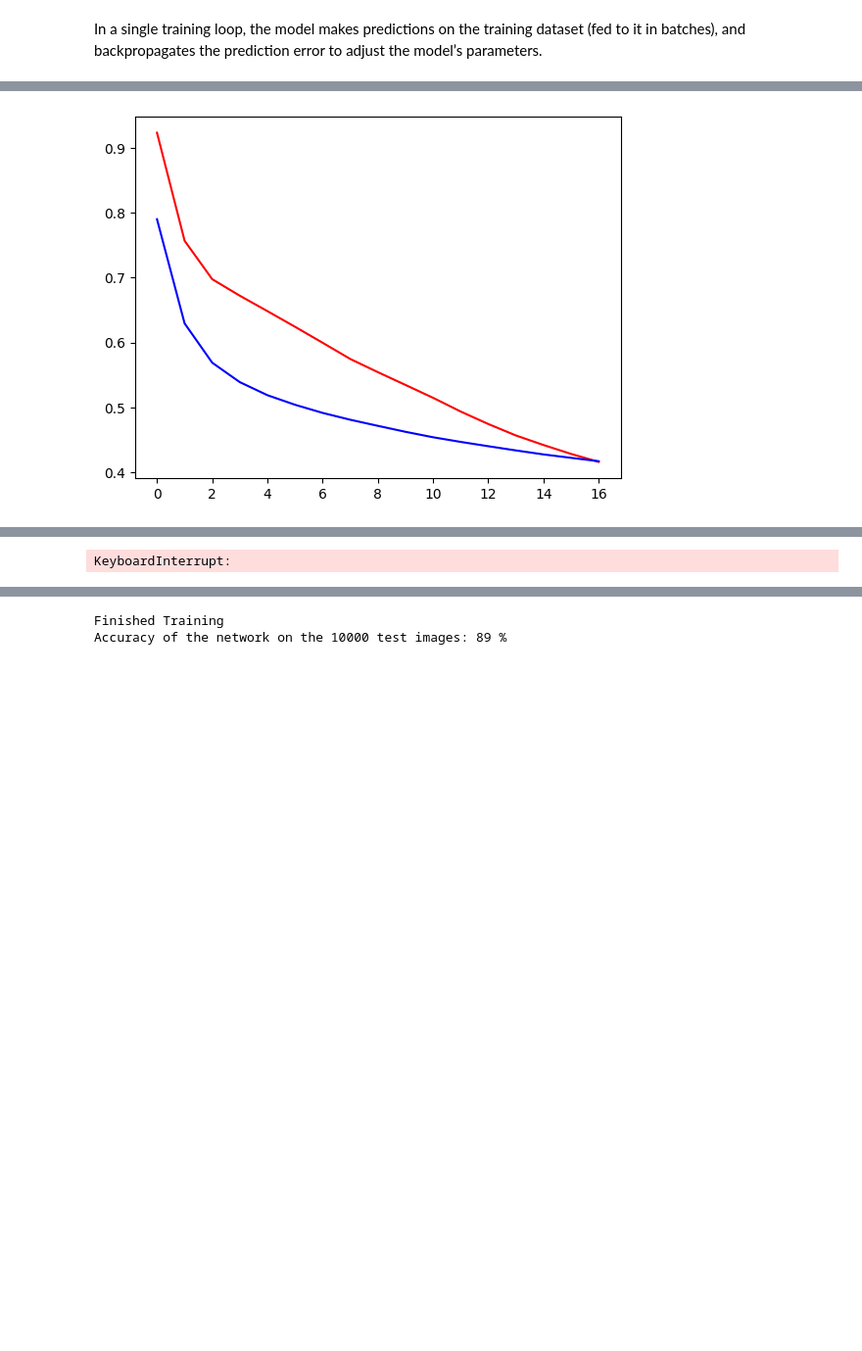
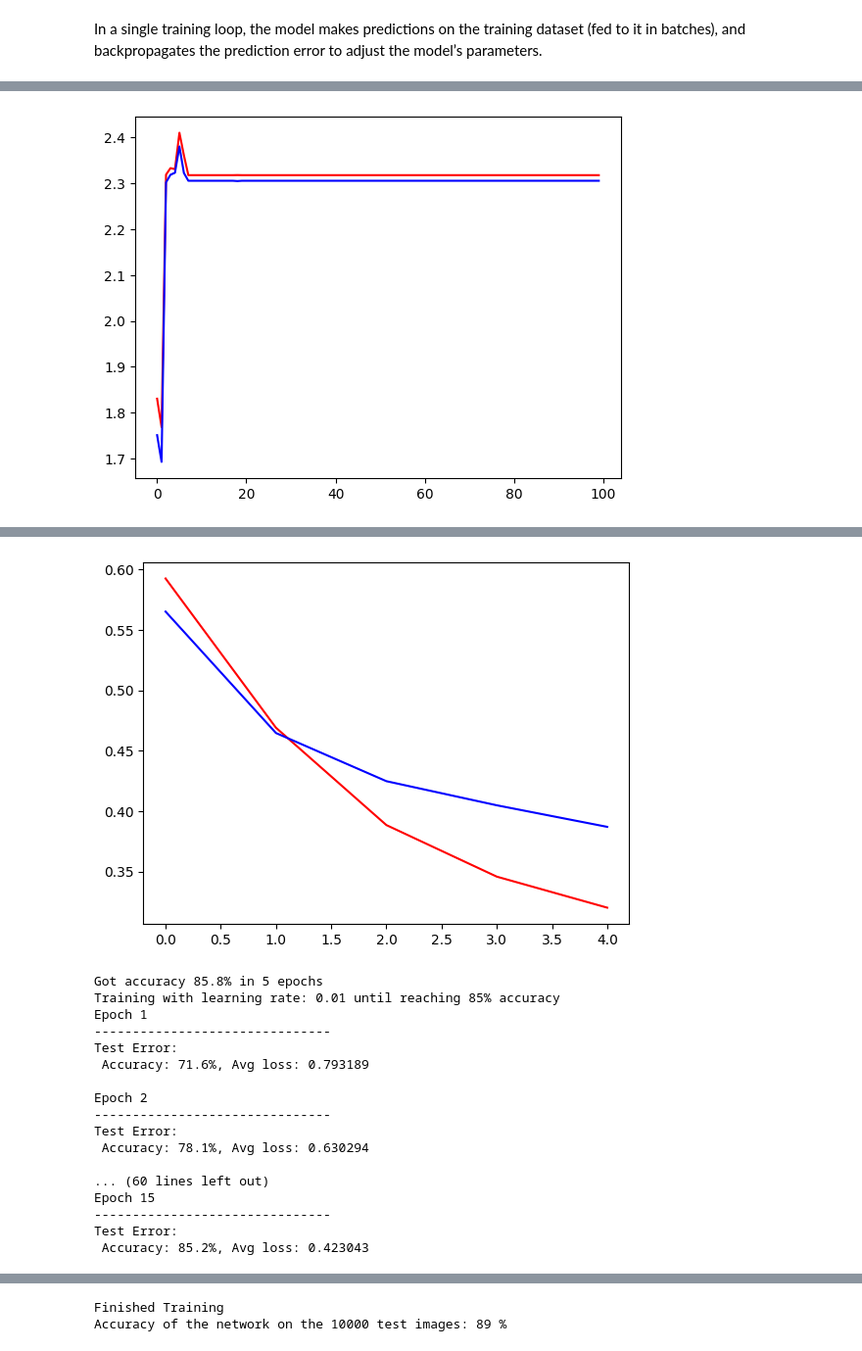
Before and after one commit to CHamilton0/COMP-SCI-7315-Computer-Vision, a Jupyter notebook: Assignment3/A3_Q1-2024.ipynb, the cells around one changed output, grey strips where cells are left out. Shown at 98% size. Saved outputs shown, nothing was run; the diff lists cells and outputs as text; code cells hidden in the pictures; blank space fills up the shorter version.

```diff
--- a/Assignment3/A3_Q1-2024.ipynb
+++ b/Assignment3/A3_Q1-2024.ipynb
@@ -218,7 +223,7 @@ optimizer = torch.optim.SGD(model.parameters(), lr=1e-3)
 # %% [markdown]
 In a single training loop, the model makes predictions on the training dataset (fed to it in batches), and backpropagates the prediction error to adjust the model’s parameters.
 # %%
-def train(dataloader, model, loss_fn, optimizer):
+def train(dataloader, model, loss_fn, optimizer, verbose=True):
     size = len(dataloader.dataset)
     model.train()
     for batch, (X, y) in enumerate(dataloader):
@@ -235,7 +240,8 @@ def train(dataloader, model, loss_fn, optimizer):
 
         if batch % 100 == 0:
             loss, current = train_loss.item(), batch * len(X)
-            print(f"loss: {loss:>7f}  [{current:>5d}/{size:>5d}]")
+            if verbose:
+                print(f"loss: {loss:>7f}  [{current:>5d}/{size:>5d}]")
 
     return train_loss.item()
 # %%
@@ -256,11 +262,3 @@ def test(dataloader, model, loss_fn):
     print(f"Test Error: \n Accuracy: {(100*correct):>0.1f}%, Avg loss: {test_loss:>8f} \n")
 
     return test_loss, correct
-# %%
-#Train and test the model
-epochs = 5
-for t in range(epochs):
-    print(f"Epoch {t+1}\n-------------------------------")
-    train(train_dataloader, model, loss_fn, optimizer)
-    test(test_dataloader, model, loss_fn)
-print("Done!")
@@ -289,6 +269,8 @@ Done!
 epochs = 10
 
 learning_rates = [1, 1e-1, 1e-2, 1e-3]
+
+learning_rate_accuracy = {1: 0, 1e-1: 0, 1e-2: 0, 1e-3: 0}
 
 for rate in learning_rates:
     print(f"Training for {epochs} epochs with learning rate: {rate}")
@@ -300,17 +282,23 @@ for rate in learning_rates:
 
     for t in range(epochs):
         print(f"Epoch {t+1}\n-------------------------------")
-        train_loss = train(train_dataloader, model, loss_fn, optimizer)
-        test_loss, _ = test(test_dataloader, model, loss_fn)
+        train_loss = train(train_dataloader, model, loss_fn, optimizer, False)
+        test_loss, accuracy = test(test_dataloader, model, loss_fn)
 
         train_losses.append(train_loss)
         test_losses.append(test_loss)
+
+    learning_rate_accuracy[rate] = accuracy
 
     plt.plot(np.array(train_losses), 'r')
     plt.plot(np.array(test_losses), 'b')
     plt.show()
 
     print("Done!\n")
+
+print("{:<8} {:<10}".format('Lr','Accuracy'))
+for rate, accuracy in learning_rate_accuracy.items():
+    print("{:<8} {:<5}%".format(rate, accuracy * 100))
 # %% [output]
 Training for 10 epochs with learning rate: 1
 Epoch 1
@@ -397,6 +384,9 @@ Done!
 # %%
-#Train and test the model
-learning_rates = [1e-2, 1e-3]
+# Train and test the model
+learning_rates = [1, 1e-1, 1e-2, 1e-3]
+
+learning_rate_accuracy = {1: 0, 1e-1: 0, 1e-2: 0, 1e-3: 0}
+learning_rate_epochs = {1: 0, 1e-1: 0, 1e-2: 0, 1e-3: 0}
 
 for rate in learning_rates:
     print(f"Training with learning rate: {rate} until reaching 85% accuracy")
@@ -409,19 +399,28 @@ for rate in learning_rates:
     epoch = 0
     while True:
         print(f"Epoch {epoch+1}\n-------------------------------")
-        train_loss = train(train_dataloader, model, loss_fn, optimizer)
+        train_loss = train(train_dataloader, model, loss_fn, optimizer, False)
         test_loss, accuracy = test(test_dataloader, model, loss_fn)
 
         train_losses.append(train_loss)
         test_losses.append(test_loss)
-        if accuracy >= 0.85:
+        if accuracy >= 0.85 or epoch >= 99:
             break
 
         epoch += 1
+
+    learning_rate_accuracy[rate] = accuracy
+    learning_rate_epochs[rate] = epoch + 1
 
     plt.plot(np.array(train_losses), 'r')
     plt.plot(np.array(test_losses), 'b')
     plt.show()
 
     print(f"Got accuracy {(100*accuracy):>0.1f}% in {epoch + 1} epochs")
+
+print("{:<8} {:<10} {:<5}".format('Lr','Accuracy', 'Epoch'))
+for rate in learning_rates:
+    accuracy = learning_rate_accuracy[rate]
+    epoch = learning_rate_epochs[rate]
+    print("{:<8} {:<5}% {:<5}".format(rate, accuracy * 100, epoch))
 # %% [output]
@@ -445 +444 @@ Test Error:
-[figure, old version]
+[figure, new version]
@@ -463 +462,18 @@ loss: 0.672308  [ 6400/60000]
+[figure, added]
-KeyboardInterrupt:
+Got accuracy 85.8% in 5 epochs
+Training with learning rate: 0.01 until reaching 85% accuracy
+Epoch 1
+-------------------------------
+Test Error:
+ Accuracy: 71.6%, Avg loss: 0.793189
+
+Epoch 2
+-------------------------------
+Test Error:
+ Accuracy: 78.1%, Avg loss: 0.630294
+
+... (60 lines left out)
+Epoch 15
+-------------------------------
+Test Error:
+ Accuracy: 85.2%, Avg loss: 0.423043
```
Also changed, not shown: parts of 30 cells of this notebook, 2 other files.
